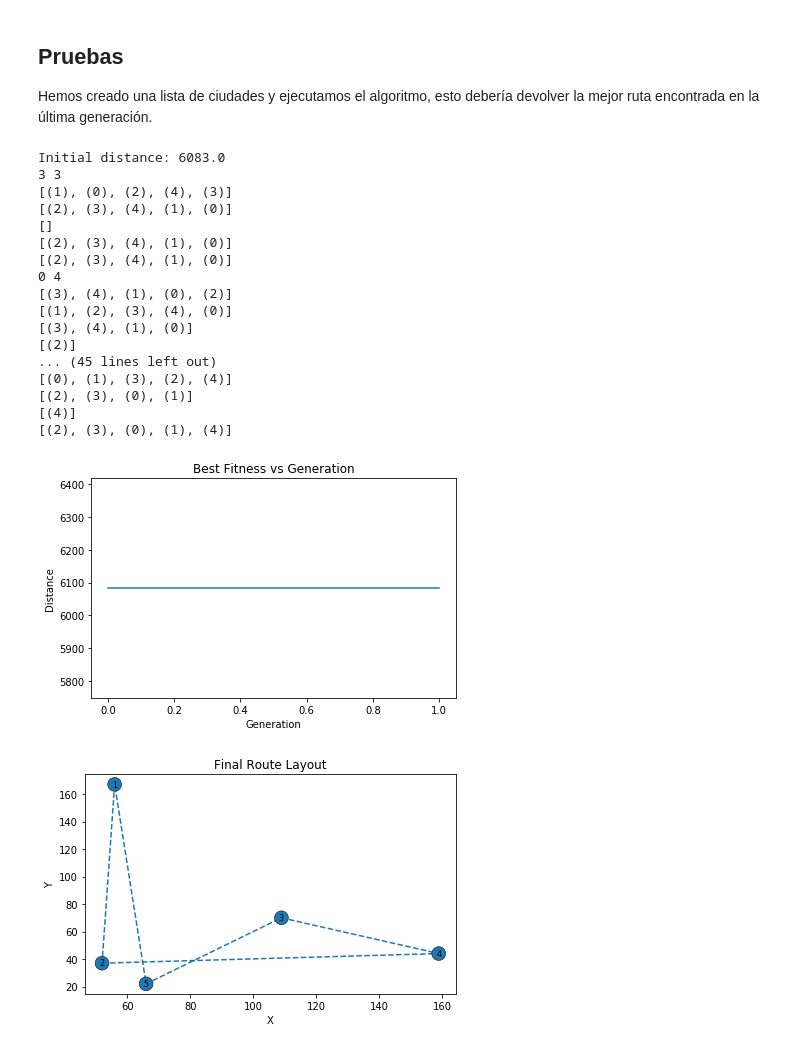
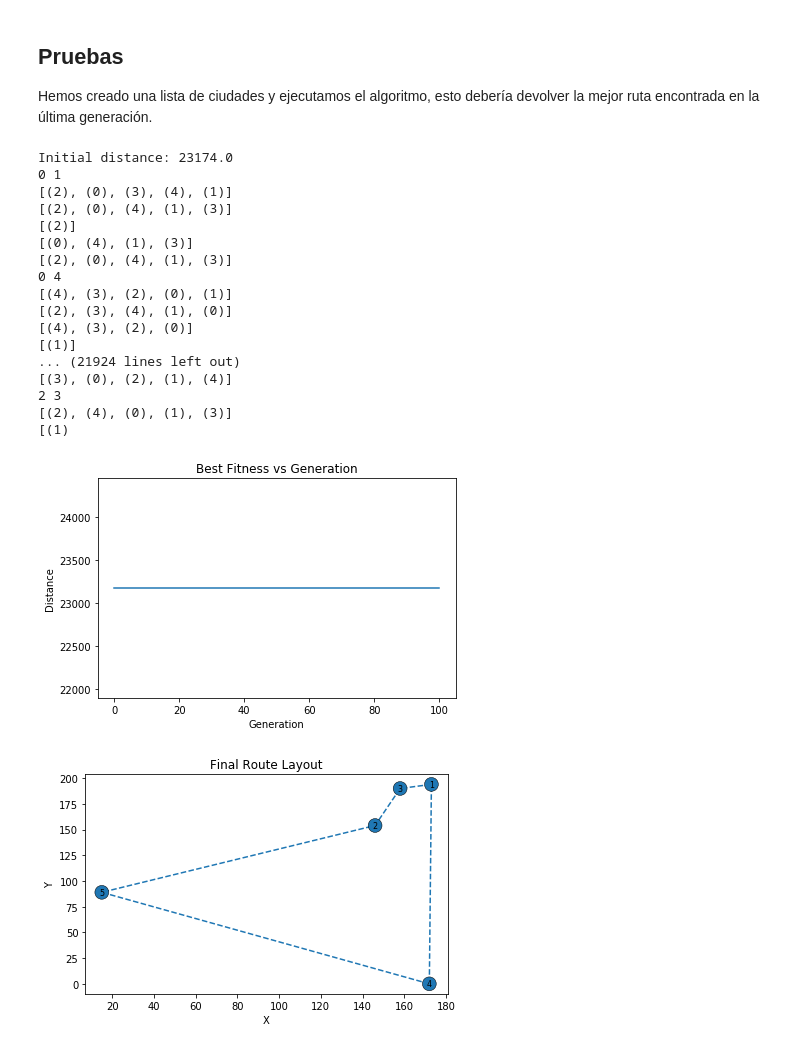
Before and after one commit to jaidenmeiden/tia, a Jupyter notebook: Examples/AgenteViajero.ipynb, the cells around one changed output. Cells and saved outputs as stored; diff of their text form; code cells hidden in the pictures.

```diff
--- a/Examples/AgenteViajero.ipynb
+++ b/Examples/AgenteViajero.ipynb
@@ -261,49 +261,49 @@ Hemos creado una lista de ciudades y ejecutamos el algoritmo, esto debería devo
 #Running the genetic algorithm
 #Create list of cities
 
 cityList = []
 
 for i in range(0,5):
     cityList.append(City(name = i, x=int(random.random() * 200), y=int(random.random() * 200)))
 
 
-best_route=geneticAlgorithm(population=cityList, popSize=30, eliteSize=20, mutationRate=0.01, generations=1)
+best_route=geneticAlgorithm(population=cityList, popSize=100, eliteSize=20, mutationRate=0.01, generations=100)
 x=[]
 y=[]
 for i in best_route:
   x.append(i.x)
   y.append(i.y)
 x.append(best_route[0].x)
 y.append(best_route[0].y)
 plt.plot(x, y, '--o')
 plt.xlabel('X')
 plt.ylabel('Y')
 ax=plt.gca()
 plt.title('Final Route Layout')
 bbox_props = dict(boxstyle="circle,pad=0.3", fc='C0', ec="black", lw=0.5)
 for i in range(1,len(cityList)+1):
   ax.text(cityList[i-1].x, cityList[i-1].y, str(i), ha="center", va="center",
             size=8,
             bbox=bbox_props)
 plt.tight_layout()
 plt.show()
 # %% [output]
-Initial distance: 6083.0
-3 3
-[(1), (0), (2), (4), (3)]
+Initial distance: 23174.0
+0 1
+[(2), (0), (3), (4), (1)]
+[(2), (0), (4), (1), (3)]
+[(2)]
+[(0), (4), (1), (3)]
+[(2), (0), (4), (1), (3)]
+0 4
+[(4), (3), (2), (0), (1)]
 [(2), (3), (4), (1), (0)]
-[]
-[(2), (3), (4), (1), (0)]
-[(2), (3), (4), (1), (0)]
-0 4
-[(3), (4), (1), (0), (2)]
-[(1), (2), (3), (4), (0)]
-[(3), (4), (1), (0)]
-[(2)]
-... (45 lines left out)
-[(0), (1), (3), (2), (4)]
-[(2), (3), (0), (1)]
-[(4)]
-[(2), (3), (0), (1), (4)]
+[(4), (3), (2), (0)]
+[(1)]
+... (21924 lines left out)
+[(3), (0), (2), (1), (4)]
+2 3
+[(2), (4), (0), (1), (3)]
+[(1)
-[figure, old version]
+[figure, new version]
-[figure, old version]
+[figure, new version]
```
Also changed, not shown: 3 other files.
